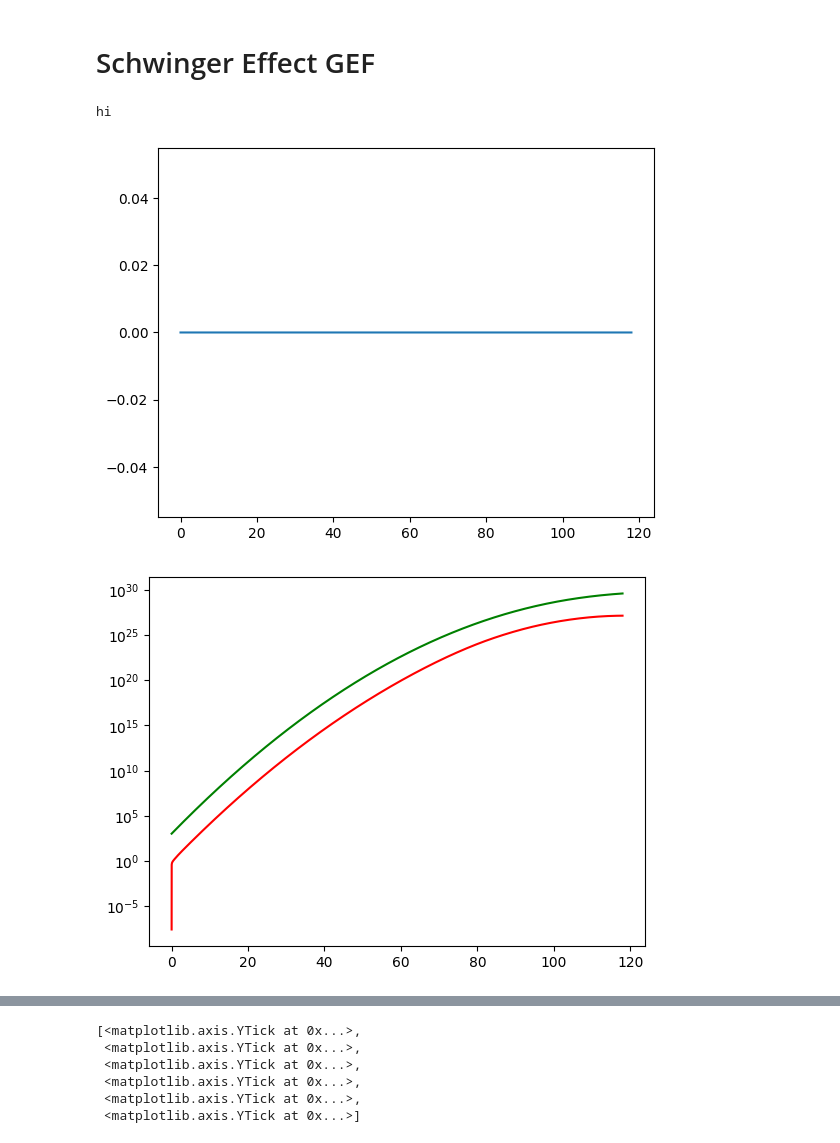
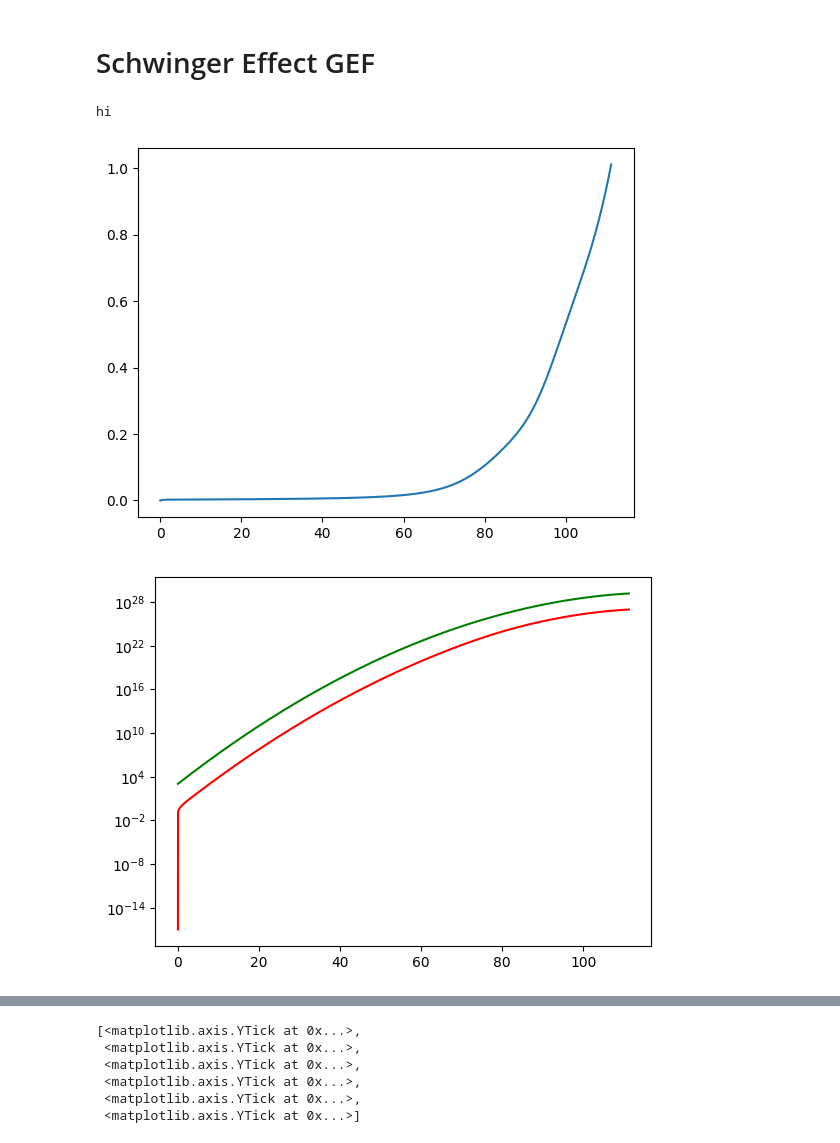
Before and after one commit to richard-von-eckardstein/GEFF, a Jupyter notebook: ModeByMode.ipynb, the cells around one changed output, grey strips where cells are left out. Cells and saved outputs as stored; diff of their text form; code cells hidden in the pictures.

```diff
--- a/ModeByMode.ipynb
+++ b/ModeByMode.ipynb
@@ -430,9 +430,9 @@ def RunMBM(file, Nstart, EarlyModes=200, LateModes=800, cut=0.01, SE=False, AltD
 
     return ts, Ns, ks, khs, Ap, dAp, Am, dAm,
 # %%
-name = "_Beta25.0_SE-1.0_KDep_2it_CorrDamp_v1"
+name = "_Beta25.0_SEmix_KDep_v13.1_2it"
 # %%
-file = "Out/GEF" + name ".dat"
+file = "Out/GEF" + name + ".dat"
 SE=True
 input_df = pd.read_table(file, sep=",")
 #data = input_df.values
@@ -442,32 +442,32 @@ tR = data["t"]
 aR = data["a"]
 khR = data["kh"]
 dphidtR = data["dphi"]
 af = CubicSpline(tR, aR)
 dphidtf = CubicSpline(tR, dphidtR)
 khf = CubicSpline(tR, khR)
 
 """if(SE):
     print("hi")
     deltaR = data["delta"]
     sigmaER = data["sigmaE"]
     plt.plot(tR, sigmaER)
     for i in range(len(sigmaER)):
             if tR[i] < 70.:
                 sigmaER[i] = 0.
     sigmaBR = data["sigmaB"]
     sigmaEf = CubicSpline(tR, sigmaER)
     sigmaBf = CubicSpline(tR, sigmaBR)
     deltaf = CubicSpline(tR, deltaR)
 else:
     sigmaEf = lambda t: 0.
     sigmaBf = lambda t: 0.
     deltaf = lambda t: 1.
 
 #plt.vlines(40., 0.0, 1.0)
 #plt.vlines(57.80, 0.0, 1.0)"""
 
 ts, Ns, ks, khs, Ap, dAp, Am, dAm = RunMBM(file, 30., SE=True, EarlyModes=100, LateModes=400, AltDamp=2)
 # %% [output]
 hi
-[figure, old version]
+[figure, new version]
-[figure, old version]
+[figure, new version]
```
Also changed, not shown: parts of 6 cells of this notebook, 9 other files.
